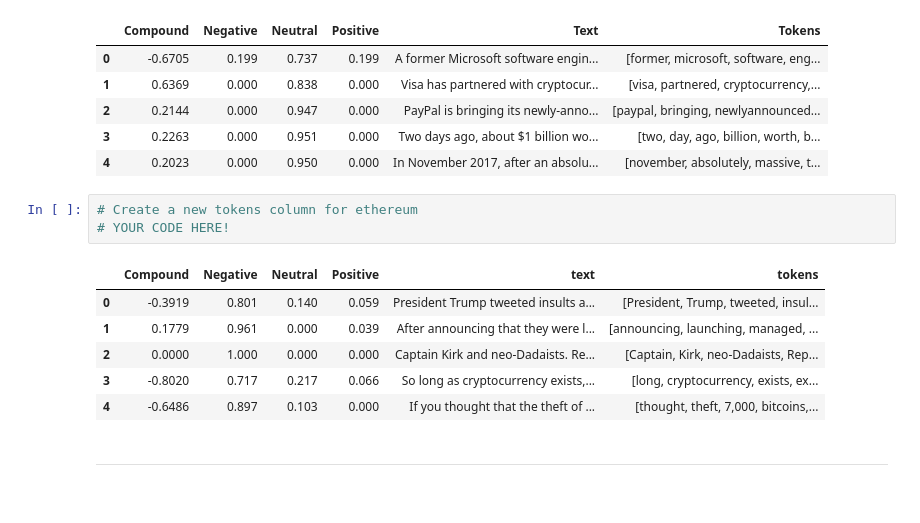
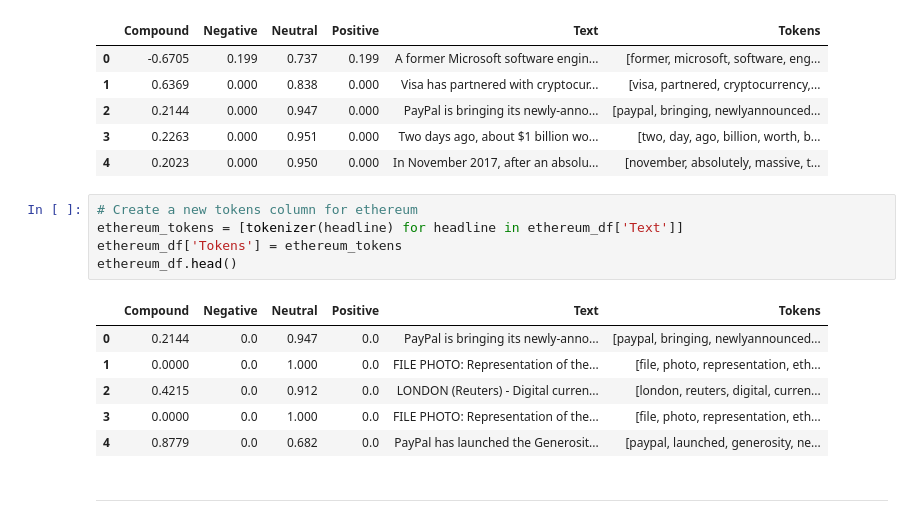
Before and after one commit to jonowens/tales_from_the_crypto_nlp, a Jupyter notebook: crypto_sentiment.ipynb, the cells around one changed output. Saved outputs shown, nothing was run; the diff lists cells and outputs as text.

Commit message:
Tokenized ethereum headlines.

```diff
--- a/crypto_sentiment.ipynb
+++ b/crypto_sentiment.ipynb
@@ -193,14 +193,16 @@ bitcoin_df.head()
 | 4 | 0.2023 | 0.000 | 0.950 | 0.000 | In November 2017, after an absolu... | [november, absolutely, massive, t... |
 # %%
 # Create a new tokens column for ethereum
-# YOUR CODE HERE!
+ethereum_tokens = [tokenizer(headline) for headline in ethereum_df['Text']]
+ethereum_df['Tokens'] = ethereum_tokens
+ethereum_df.head()
 # %% [output]
-|  | Compound | Negative | Neutral | Positive | text | tokens |
-| 0 | -0.3919 | 0.801 | 0.140 | 0.059 | President Trump tweeted insults a... | [President, Trump, tweeted, insul... |
-| 1 | 0.1779 | 0.961 | 0.000 | 0.039 | After announcing that they were l... | [announcing, launching, managed, ... |
-| 2 | 0.0000 | 1.000 | 0.000 | 0.000 | Captain Kirk and neo-Dadaists. Re... | [Captain, Kirk, neo-Dadaists, Rep... |
-| 3 | -0.8020 | 0.717 | 0.217 | 0.066 | So long as cryptocurrency exists,... | [long, cryptocurrency, exists, ex... |
-| 4 | -0.6486 | 0.897 | 0.103 | 0.000 | If you thought that the theft of ... | [thought, theft, 7,000, bitcoins,... |
+|  | Compound | Negative | Neutral | Positive | Text | Tokens |
+| 0 | 0.2144 | 0.0 | 0.947 | 0.0 | PayPal is bringing its newly-anno... | [paypal, bringing, newlyannounced... |
+| 1 | 0.0000 | 0.0 | 1.000 | 0.0 | FILE PHOTO: Representation of the... | [file, photo, representation, eth... |
+| 2 | 0.4215 | 0.0 | 0.912 | 0.0 | LONDON (Reuters) - Digital curren... | [london, reuters, digital, curren... |
+| 3 | 0.0000 | 0.0 | 1.000 | 0.0 | FILE PHOTO: Representation of the... | [file, photo, representation, eth... |
+| 4 | 0.8779 | 0.0 | 0.682 | 0.0 | PayPal has launched the Generosit... | [paypal, launched, generosity, ne... |
 # %% [markdown]
 ---
 # %% [markdown]
```
